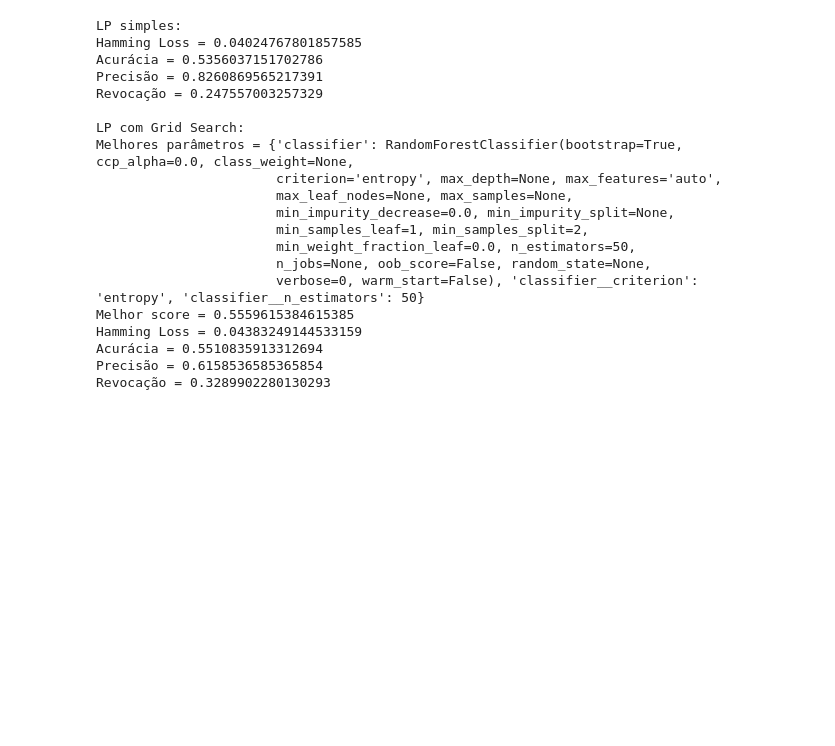
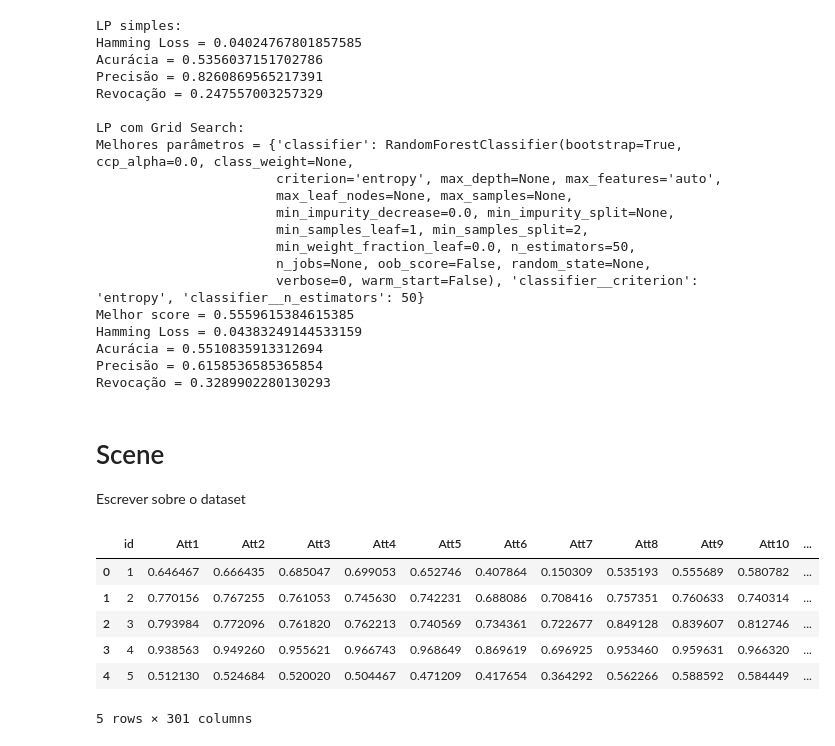
Before and after one commit to LeoRyu18/AM2_T1, a Jupyter notebook: AM2_T1.ipynb, the cells around one changed output. Cells and saved outputs as stored; diff of their text form; code cells hidden in the pictures; blank space fills up the shorter version.

```diff
--- a/AM2_T1.ipynb
+++ b/AM2_T1.ipynb
@@ -591,3 +591,20 @@ Hamming Loss = 0.04383249144533159
 Acurácia = 0.5510835913312694
 Precisão = 0.6158536585365854
 Revocação = 0.3289902280130293
+# %% [markdown]
+# Scene
+
+Escrever sobre o dataset
+# %%
+df_scene_test =  pd.read_csv("https://raw.githubusercontent.com/LeoRyu18/AM2_T1/main/Scene/csv_result-scene-test.csv")
+df_scene_train = pd.read_csv("https://raw.githubusercontent.com/LeoRyu18/AM2_T1/main/Scene/csv_result-scene-train.csv")
+# %%
+df_scene_train.head()
+# %% [output]
+|  | id | Att1 | Att2 | Att3 | Att4 | Att5 | Att6 | Att7 | Att8 | Att9 | Att10 | ... |
+| 0 | 1 | 0.646467 | 0.666435 | 0.685047 | 0.699053 | 0.652746 | 0.407864 | 0.150309 | 0.535193 | 0.555689 | 0.580782 | ... |
+| 1 | 2 | 0.770156 | 0.767255 | 0.761053 | 0.745630 | 0.742231 | 0.688086 | 0.708416 | 0.757351 | 0.760633 | 0.740314 | ... |
+| 2 | 3 | 0.793984 | 0.772096 | 0.761820 | 0.762213 | 0.740569 | 0.734361 | 0.722677 | 0.849128 | 0.839607 | 0.812746 | ... |
+| 3 | 4 | 0.938563 | 0.949260 | 0.955621 | 0.966743 | 0.968649 | 0.869619 | 0.696925 | 0.953460 | 0.959631 | 0.966320 | ... |
+| 4 | 5 | 0.512130 | 0.524684 | 0.520020 | 0.504467 | 0.471209 | 0.417654 | 0.364292 | 0.562266 | 0.588592 | 0.584449 | ... |
+5 rows × 301 columns
```
Also changed, not shown: parts of 5 cells of this notebook.
